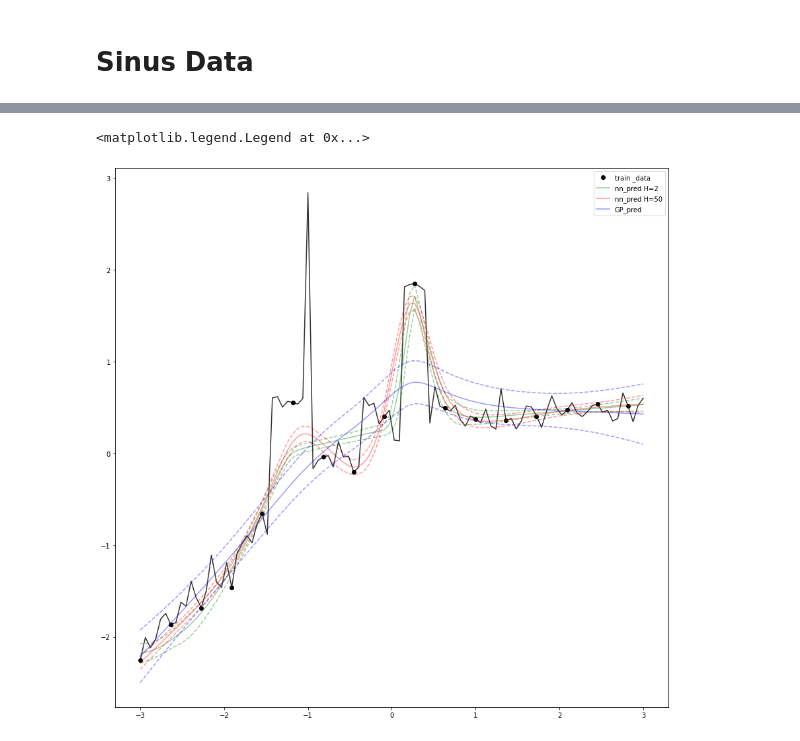
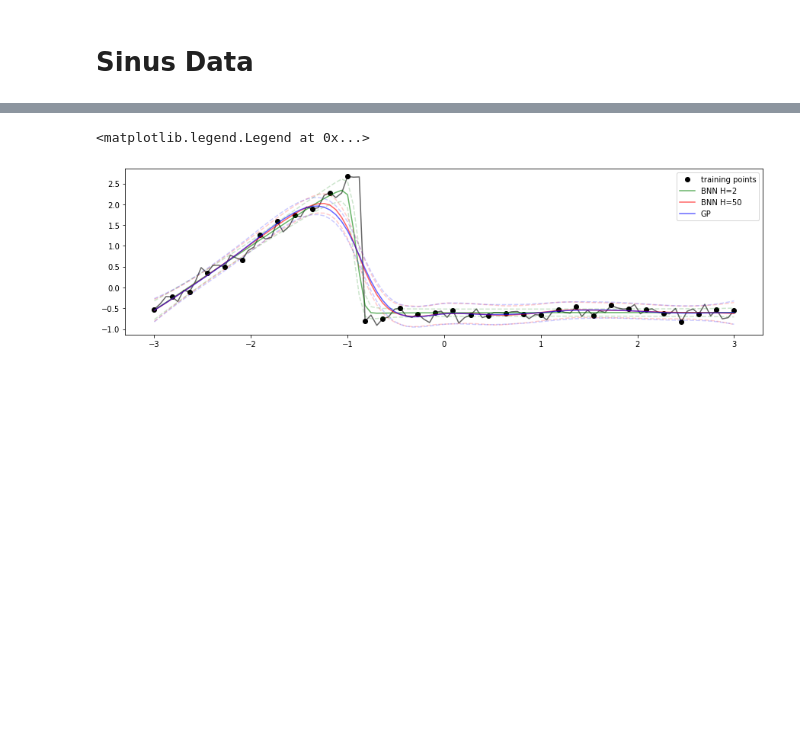
Before and after one commit to LiamGon/BML_project_BayesNN, a Jupyter notebook: experiments/our_exp.ipynb, the cells around one changed output, grey strips where cells are left out. Drawn from its saved outputs; the diff is of its cells as text; code cells hidden in the pictures; blank space fills up the shorter version.

```diff
--- a/experiments/our_exp.ipynb
+++ b/experiments/our_exp.ipynb
@@ -134,7 +143,7 @@ from shared import ResultsManager, nn_model_regression
 D_IN = 1
 H = 2
 D_OUT = 1
-num_layers = 5
+num_layers = 2
 weight_variance_0 = 0.8
 bias_variance_0 = 0.2
 width_class = "largest_last"
@@ -154,7 +163,7 @@ gen_model = get_nn_model(
 
 )
 
-n_data = 15
+n_data = 30
 
 grid = np.atleast_2d(
     np.linspace(1.5 * min_range, 1.5 * max_range, 100).astype(np.float32)
@@ -315,19 +320,22 @@ model = get_nn_model(
 )
 
 nthin = 10
-burn_in = 300
+burn_in = 1000
 results_manager_same_H = ResultsManager(
     true_val, burn_in, nthin, True, True, True, True, True
 )
+
+this_model_var = noise_variance
+# this_model_var = noise_std**2
 
 nn_model_regression(
     X_var,
     Y_var,
     grid_var,
     model,
-    num_samples=3000,
-    noise_variance=noise_std**2,
-    epsilon = 0.001,
+     num_samples=20000,
+    noise_variance=this_model_var,
+     epsilon = 0.0005,
     beta = 0.1,
     leap_frog_iters = 10,
     results_manager=results_manager_same_H,
@@ -412,29 +410,29 @@ plt.yscale('log')
 # %%
-plt.figure(figsize=(15,15))
+plt.figure(figsize=(15,4))
 
-plt.plot(X, Y,'o',label = 'train _data', color = 'black')
-plt.plot(grid, true_val,alpha=0.8, color = 'black')
+plt.plot(X, Y,'o',label = 'training points', color = 'black')
+plt.plot(grid, true_val,alpha=0.6, color = 'black')
 
 
-plt.plot(grid, mu_same_H ,color='green', alpha = 0.4, label = f'nn_pred H={H}')
-plt.plot(grid, mu_same_H - np.sqrt(var_same_H),'--',color='green', alpha = 0.4)
-plt.plot(grid, mu_same_H + np.sqrt(var_same_H),'--',color='green', alpha = 0.4)
+plt.plot(grid, mu_same_H ,color='green', alpha = 0.6, label = f'BNN H={H}')
+plt.plot(grid, mu_same_H - np.sqrt(var_same_H),'--',color='green', alpha = 0.2)
+plt.plot(grid, mu_same_H + np.sqrt(var_same_H),'--',color='green', alpha = 0.2)
 
 
-plt.plot(grid, mu ,color='red', alpha = 0.4, label = f'nn_pred H={large_H}')
-plt.plot(grid, mu - np.sqrt(var),'--',color='red', alpha = 0.4)
-plt.plot(grid, mu + np.sqrt(var),'--',color='red', alpha = 0.4)
+plt.plot(grid, mu ,color='red', alpha = 0.6, label = f'BNN H={large_H}')
+plt.plot(grid, mu - np.sqrt(var),'--',color='red', alpha = 0.2)
+plt.plot(grid, mu + np.sqrt(var),'--',color='red', alpha = 0.2)
 
 
-plt.plot(grid, gp_mean,color='blue', alpha = 0.4, label = 'GP_pred')
-plt.plot(grid, gp_mean - np.sqrt(gp_var),'--',color='blue', alpha = 0.4)
-plt.plot(grid, gp_mean + np.sqrt(gp_var),'--',color='blue', alpha = 0.4)
+plt.plot(grid, gp_mean,color='blue', alpha = 0.6, label = 'GP')
+plt.plot(grid, gp_mean - np.sqrt(gp_var),'--',color='blue', alpha = 0.2)
+plt.plot(grid, gp_mean + np.sqrt(gp_var),'--',color='blue', alpha = 0.2)
 
 
 plt.legend()
 # %% [output]
 <matplotlib.legend.Legend at 0x...>
-[figure, old version]
+[figure, new version]
 # %%
 
 error_same_H = (mu_same_H - true_val.reshape(-1))**2 + var_same_H
```
Also changed, not shown: parts of 13 cells of this notebook, 1 other file.
